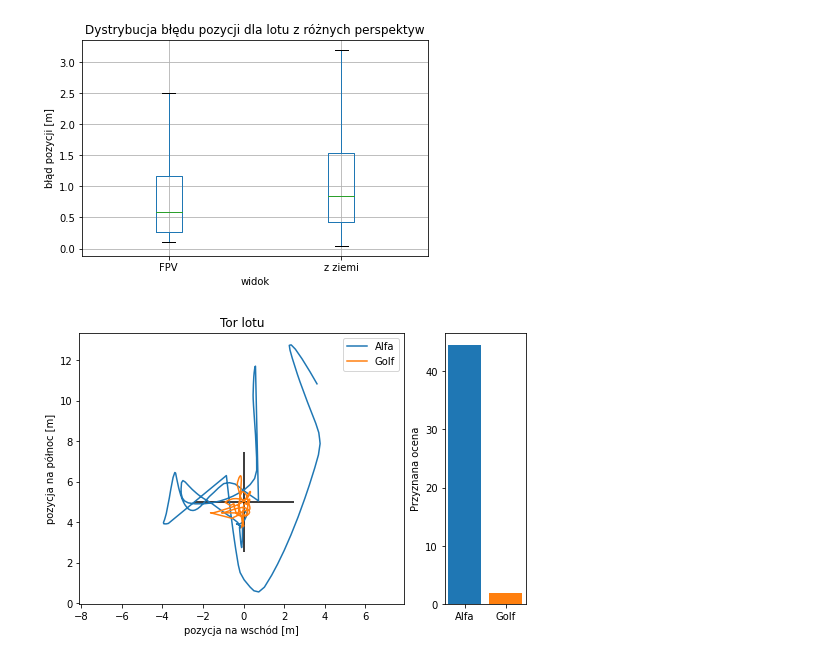
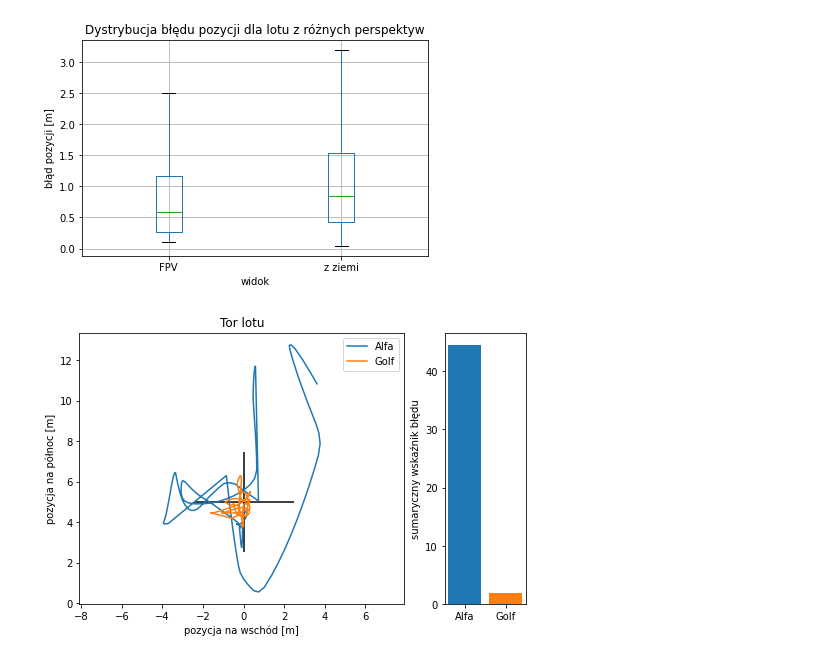
Before and after one commit to Maarrk/mgr-praca-dyplomowa, a Jupyter notebook: data/plots.ipynb, the cells around one changed output. Cells and saved outputs as stored; diff of their text form; code cells hidden in the pictures.

```diff
--- a/data/plots.ipynb
+++ b/data/plots.ipynb
@@ -292,20 +292,20 @@ save_img(f, 'fpv-pos-box')
 # %%
 f, (ax, ax2) = plt.subplots(1, 2, figsize=(8,5), gridspec_kw={'width_ratios': [4, 1]})
 
 df.loc[(df.operator == 'Alfa') & (df.attempt == 2), :].plot.line(x='positionY', y='positionX', label='Alfa', ax=ax)
 df.loc[(df.operator == 'Golf') & (df.attempt == 2), :].plot.line(x='positionY', y='positionX', label='Golf', ax=ax)
 ax.axis('equal')
 ax.set_xlabel('pozycja na wschód [m]')
 ax.set_ylabel('pozycja na północ [m]')
 ax.set_title('Tor lotu')
 ax.scatter(0, 5, zorder=0, marker='+', s=10000, color='black')
 
 tmp = grades.unstack(level=0)
 ax2.bar('Alfa', tmp.loc[['Alfa']][1])
 ax2.bar('Golf', tmp.loc[['Golf']][1])
-ax2.set_ylabel('Przyznana ocena')
+ax2.set_ylabel('sumaryczny wskaźnik błędu')
 
 plt.show()
 save_img(f, 'weryfikacja')
 # %% [output]
-[figure, old version]
+[figure, new version]
```
Also changed, not shown: parts of 2 cells of this notebook, 13 other files.
